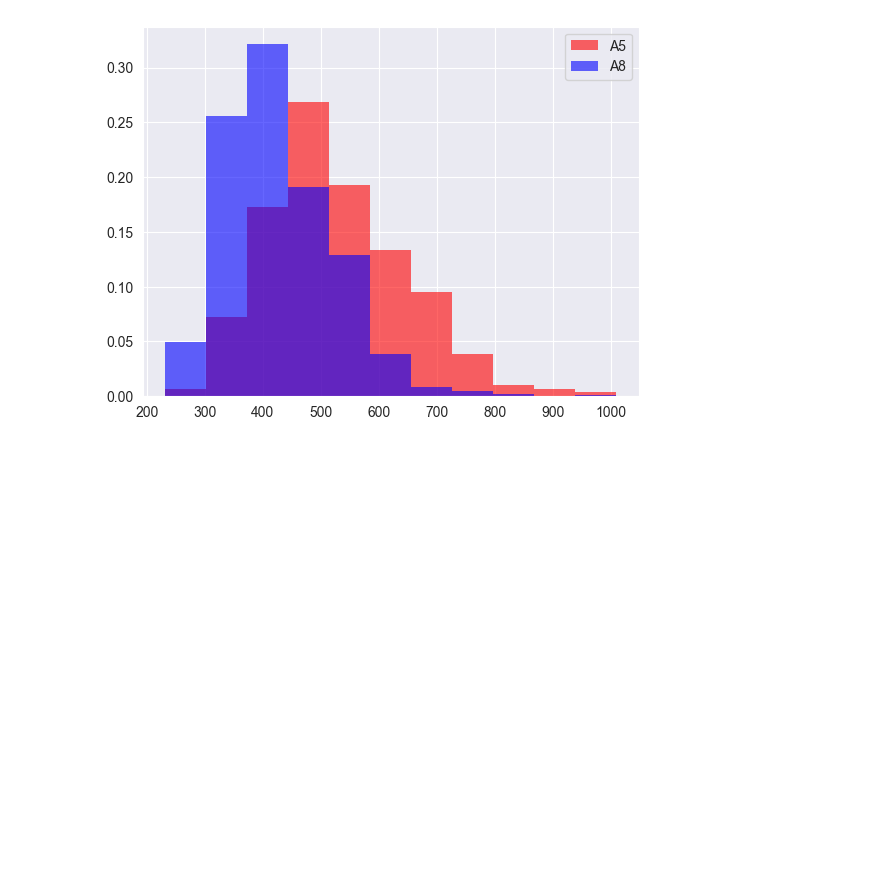
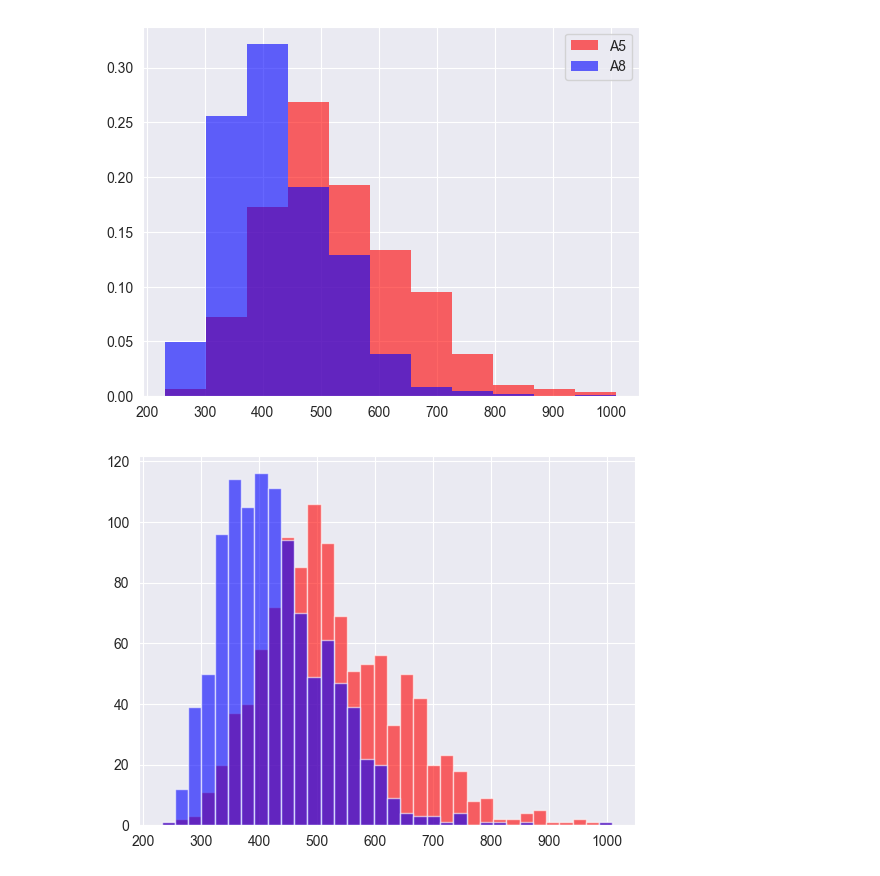
Before and after one commit to MEPhI-Floppas/matstat.py, a Jupyter notebook: bdz/luckich/bdz-5.ipynb, the cells around one changed output. Drawn from its saved outputs; the diff is of its cells as text; code cells hidden in the pictures; blank space fills up the shorter version.

```diff
--- a/bdz/luckich/bdz-5.ipynb
+++ b/bdz/luckich/bdz-5.ipynb
@@ -8,8 +8,8 @@ import math
 from scipy import stats
 import pandas as pd
 # %%
-X1 = pd.read_excel(open('table.xls', 'rb'), sheet_name='A - aaup')['A5'].to_numpy()
-X2 = pd.read_excel(open('table.xls', 'rb'), sheet_name='A - aaup')['A8'].to_numpy()
+X1 = pd.read_excel(open('../table.xls', 'rb'), sheet_name='A - aaup')['A5'].to_numpy()
+X2 = pd.read_excel(open('../table.xls', 'rb'), sheet_name='A - aaup')['A8'].to_numpy()
 bins_number = 11
 # %% [markdown]
 ## $Z = \frac{H - \frac{1}{2}}{\sqrt(\frac{1}{4n})} = 2\sqrt(n)(H - \frac{1}{2})$
@@ -171,3 +171,10 @@ plt.legend()
 plt.show()
 # %% [output]
 [figure]
+# %%
+_, bins3 = np.histogram(np.concatenate([X1, X2]), bins='auto')
+plt.hist(X1, bins=bins3, fill=True, color='red', alpha=0.6)
+plt.hist(X2, bins=bins3, fill=True, color='blue', alpha=0.6)
+plt.show()
+# %% [output]
+[figure, added]
```
Also changed, not shown: parts of 5 cells of this notebook, 2 other files.
